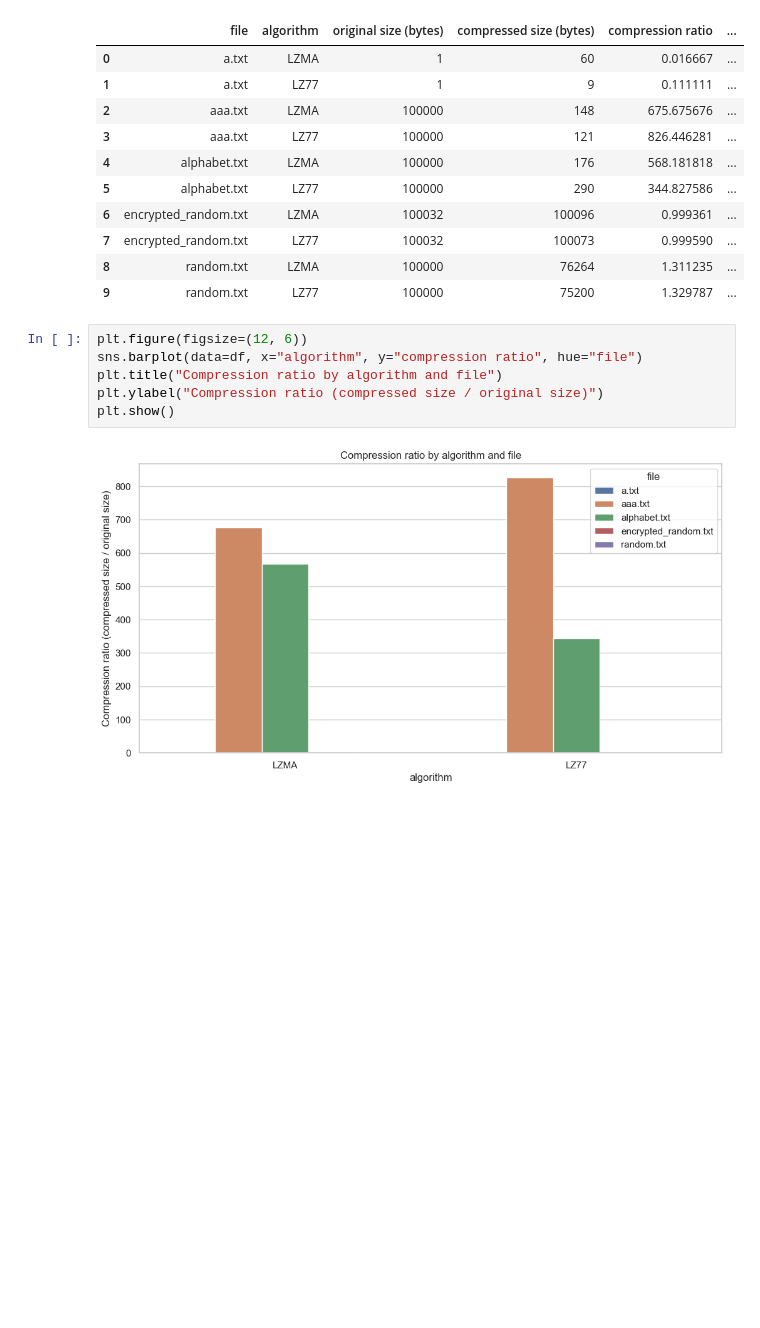
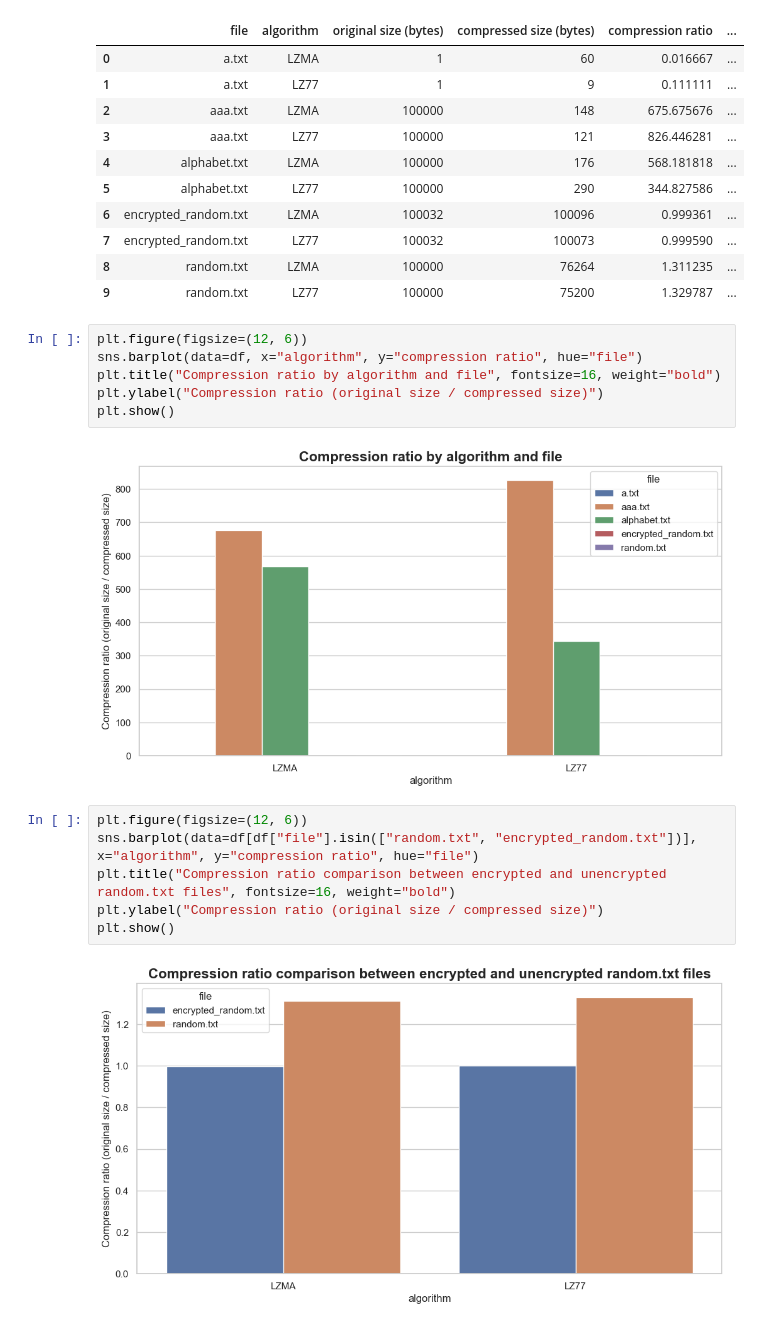
Before and after one commit to tramasys/fit-hs24, a Jupyter notebook: comparisons.ipynb, the cells around one changed output. Saved outputs shown, nothing was run; the diff lists cells and outputs as text; blank space fills up the shorter version.

```diff
--- a/comparisons.ipynb
+++ b/comparisons.ipynb
@@ -94,11 +99,19 @@ df
 # %%
 plt.figure(figsize=(12, 6))
 sns.barplot(data=df, x="algorithm", y="compression ratio", hue="file")
-plt.title("Compression ratio by algorithm and file")
-plt.ylabel("Compression ratio (compressed size / original size)")
+plt.title("Compression ratio by algorithm and file", fontsize=16, weight="bold")
+plt.ylabel("Compression ratio (original size / compressed size)")
 plt.show()
 # %% [output]
-[figure, old version]
+[figure, new version]
+# %%
+plt.figure(figsize=(12, 6))
+sns.barplot(data=df[df["file"].isin(["random.txt", "encrypted_random.txt"])], x="algorithm", y="compression ratio", hue="file")
+plt.title("Compression ratio comparison between encrypted and unencrypted random.txt files", fontsize=16, weight="bold")
+plt.ylabel("Compression ratio (original size / compressed size)")
+plt.show()
+# %% [output]
+[figure, added]
 # %%
 plt.figure(figsize=(12, 6))
 sns.barplot(data=df, x="algorithm", y="compression time (seconds)", hue="file")
```
Also changed, not shown: parts of 6 cells of this notebook.
